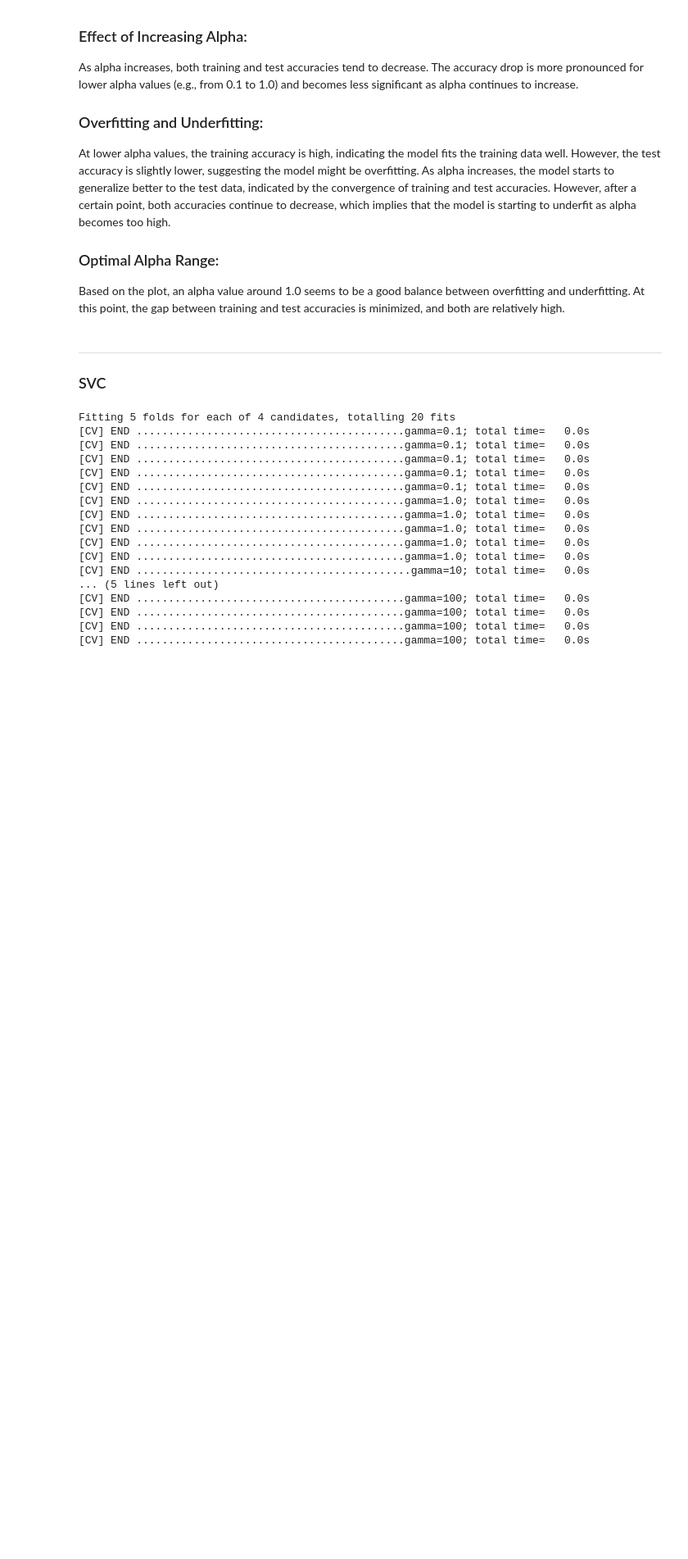
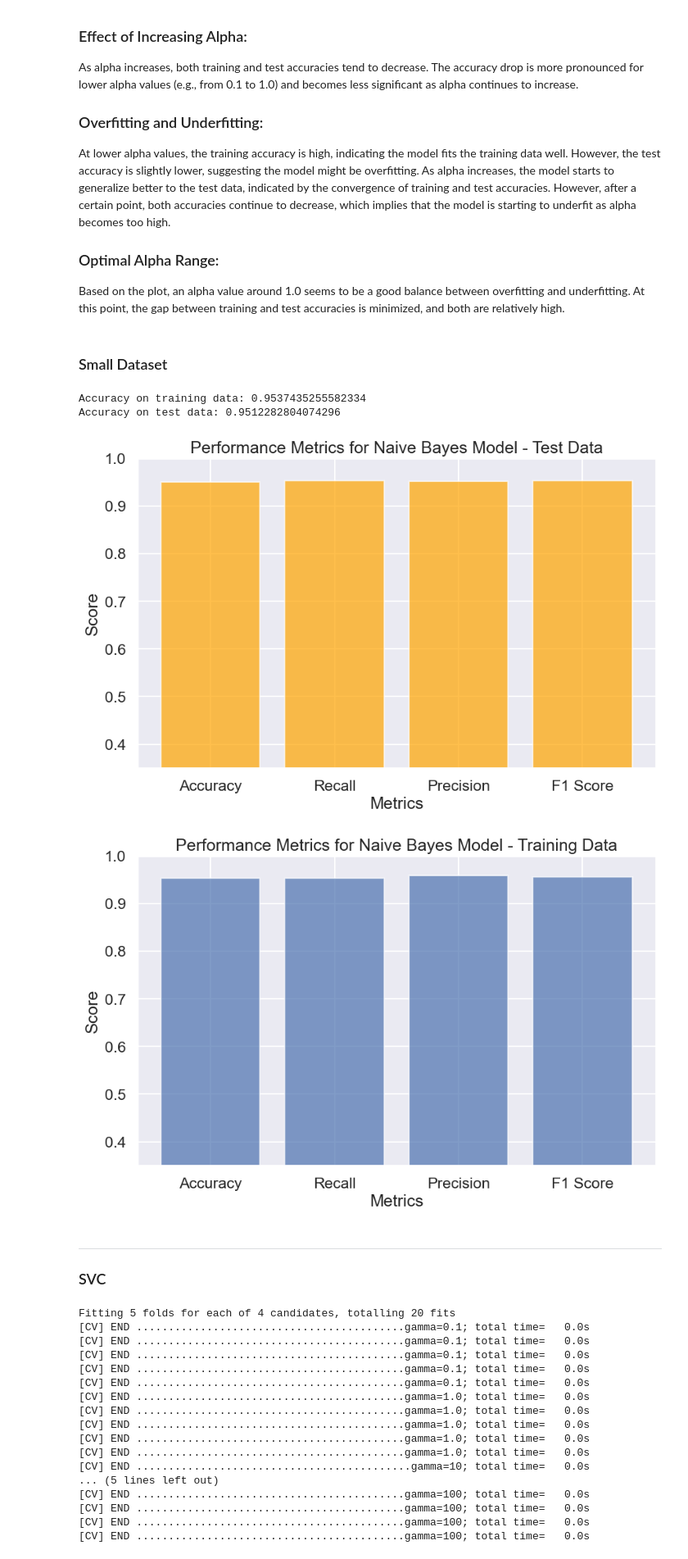
Before and after one commit to OgnjenGligoric/spam-ham-classifier, a Jupyter notebook: app.ipynb, the cells around one changed output. Shown at 82% size. Drawn from its saved outputs; the diff is of its cells as text; code cells hidden in the pictures; blank space fills up the shorter version.

Commit message:
tested with equal data 3 models

```diff
--- a/app.ipynb
+++ b/app.ipynb
@@ -229,6 +229,50 @@ As alpha increases, the model starts to generalize better to the test data, indi
 ### Optimal Alpha Range:
 
 Based on the plot, an alpha value around 1.0 seems to be a good balance between overfitting and underfitting. At this point, the gap between training and test accuracies is minimized, and both are relatively high.
+# %% [markdown]
+### Small Dataset
+# %%
+nb_model = MultinomialNB()
+nb_model.fit(X_train[:500], Y_train[:500])
+prediction_train = nb_model.predict(X_train)
+accuracy_train = accuracy_score(Y_train, prediction_train)
+precision_train = precision_score(Y_train, prediction_train)
+recall_train = recall_score(Y_train, prediction_train)
+f1_train = f1_score(Y_train, prediction_train)
+train_metrics = [accuracy_train, precision_train, recall_train, f1_train]
+
+print(f"Accuracy on training data: " + str(accuracy_train))
+
+prediction_test = nb_model.predict(X_test)
+accuracy_test = accuracy_score(Y_test, prediction_test)
+precision_test = precision_score(Y_test, prediction_test)
+recall_test = recall_score(Y_test, prediction_test)
+f1_test = f1_score(Y_test, prediction_test)
+test_metrics = [accuracy_test, precision_test, recall_test, f1_test]
+
+print(f"Accuracy on test data: " + str(accuracy_test))
+
+
+plt.figure(figsize=(10, 6))
+plt.bar(metrics, test_metrics, color='orange', alpha=0.7)
+plt.xlabel('Metrics')
+plt.ylabel('Score')
+plt.title('Performance Metrics for Naive Bayes Model - Test Data')
+plt.ylim(0.35, 1)
+plt.show()
+
+plt.figure(figsize=(10, 6))
+plt.bar(metrics, train_metrics, color='b', alpha=0.7)
+plt.xlabel('Metrics')
+plt.ylabel('Score')
+plt.title('Performance Metrics for Naive Bayes Model - Training Data')
+plt.ylim(0.35, 1)
+plt.show()
+# %% [output]
+Accuracy on training data: 0.9537435255582334
+Accuracy on test data: 0.9512282804074296
+[figure, added]
+[figure, added]
 # %% [markdown]
 --------------------
 ###  SVC
```
Also changed, not shown: parts of 10 cells of this notebook, 2 other files.
